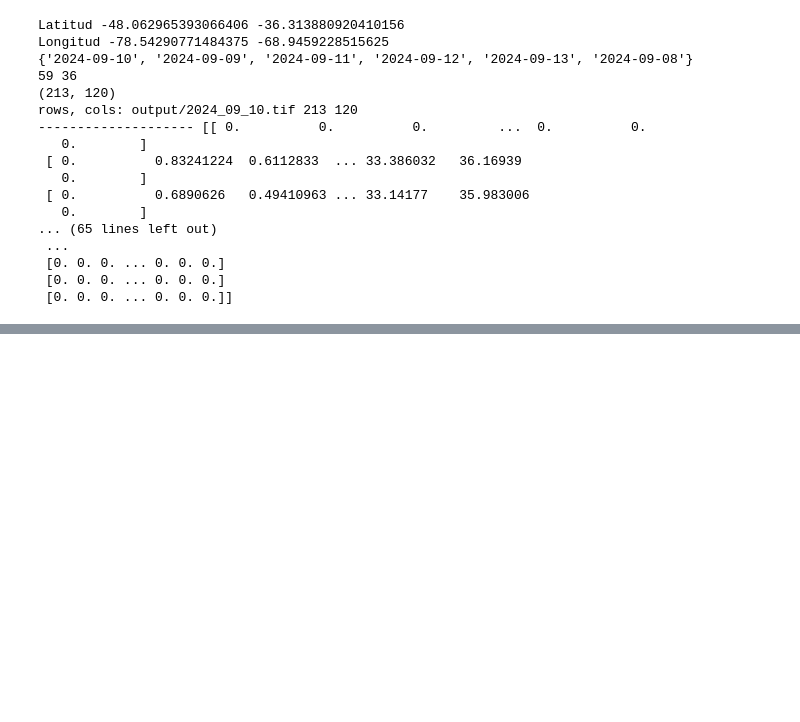
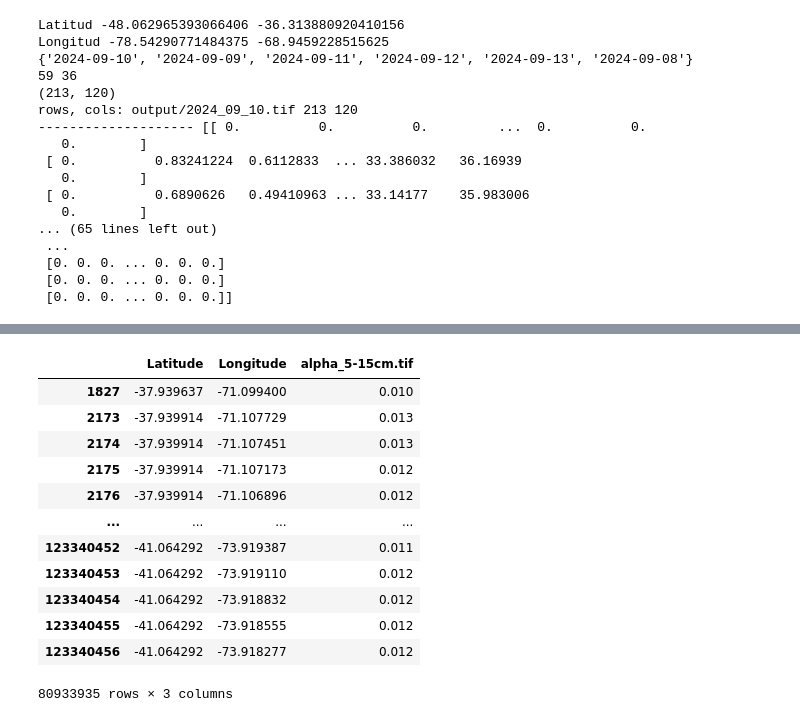
Before and after one commit to ManuelLabbe/LandSlide_Guardian, a Jupyter notebook: incursion.ipynb, the cells around one changed output, grey strips where cells are left out. Drawn from its saved outputs; the diff is of its cells as text; code cells hidden in the pictures; blank space fills up the shorter version.

```diff
--- a/incursion.ipynb
+++ b/incursion.ipynb
@@ -851,0 +716,16 @@ ValueError: All arrays must be of the same length
+# %%
+df[df['alpha_5-15cm.tif'].notna()]
+# %% [output]
+|  | Latitude | Longitude | alpha_5-15cm.tif |
+| 1827 | -37.939637 | -71.099400 | 0.010 |
+| 2173 | -37.939914 | -71.107729 | 0.013 |
+| 2174 | -37.939914 | -71.107451 | 0.013 |
+| 2175 | -37.939914 | -71.107173 | 0.012 |
+| 2176 | -37.939914 | -71.106896 | 0.012 |
+| ... | ... | ... | ... |
+| 123340452 | -41.064292 | -73.919387 | 0.011 |
+| 123340453 | -41.064292 | -73.919110 | 0.012 |
+| 123340454 | -41.064292 | -73.918832 | 0.012 |
+| 123340455 | -41.064292 | -73.918555 | 0.012 |
+| 123340456 | -41.064292 | -73.918277 | 0.012 |
+80933935 rows × 3 columns
```
Also changed, not shown: parts of 2 cells of this notebook.
